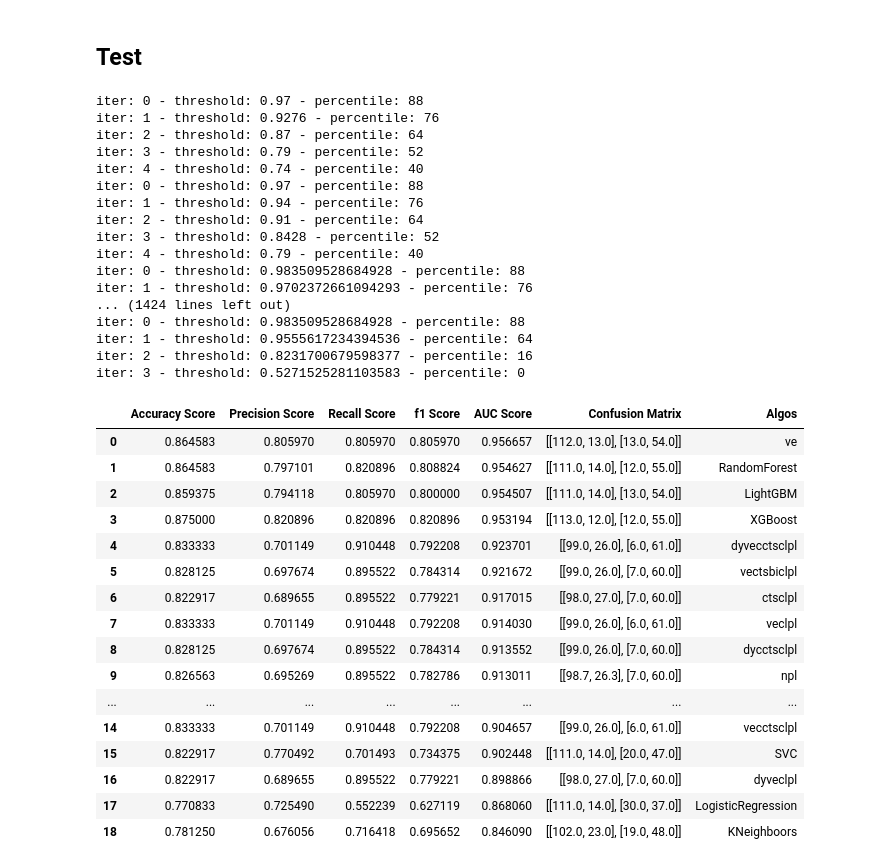
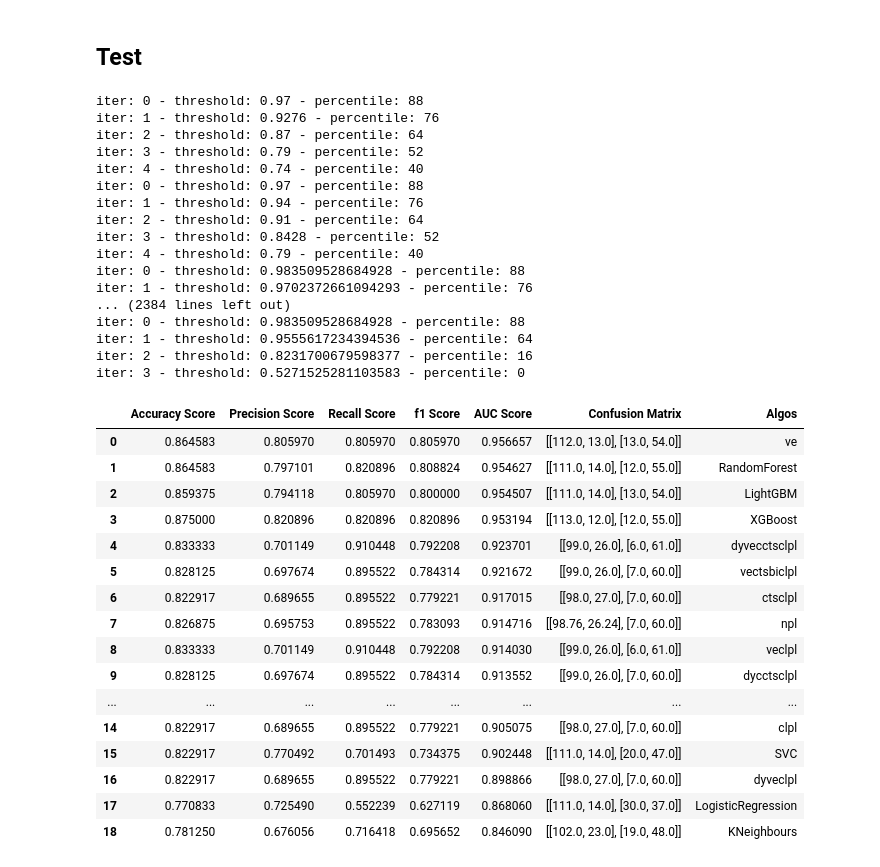
Before and after one commit to zachysun/Tabular-SSL, a Jupyter notebook: train.ipynb, the cells around one changed output. Cells and saved outputs as stored; diff of their text form; code cells hidden in the pictures.

```diff
--- a/train.ipynb
+++ b/train.ipynb
@@ -186,39 +185,39 @@ def ran_train(epoch = 20, lr = 0.1, thr = 12, itr = 5):
 
     return total_results
 # %%
-ran_train(epoch = 30, lr = 0.1, thr = 12, itr = 5)
+ran_train(epoch = 50, lr = 0.1, thr = 12, itr = 5)
 # %% [output]
 iter: 0 - threshold: 0.97 - percentile: 88
 iter: 1 - threshold: 0.9276 - percentile: 76
 iter: 2 - threshold: 0.87 - percentile: 64
 iter: 3 - threshold: 0.79 - percentile: 52
 iter: 4 - threshold: 0.74 - percentile: 40
 iter: 0 - threshold: 0.97 - percentile: 88
 iter: 1 - threshold: 0.94 - percentile: 76
 iter: 2 - threshold: 0.91 - percentile: 64
 iter: 3 - threshold: 0.8428 - percentile: 52
 iter: 4 - threshold: 0.79 - percentile: 40
 iter: 0 - threshold: 0.983509528684928 - percentile: 88
 iter: 1 - threshold: 0.9702372661094293 - percentile: 76
-... (1424 lines left out)
+... (2384 lines left out)
 iter: 0 - threshold: 0.983509528684928 - percentile: 88
 iter: 1 - threshold: 0.9555617234394536 - percentile: 64
 iter: 2 - threshold: 0.8231700679598377 - percentile: 16
 iter: 3 - threshold: 0.5271525281103583 - percentile: 0
 |  | Accuracy Score | Precision Score | Recall Score | f1 Score | AUC Score | Confusion Matrix | Algos |
 | 0 | 0.864583 | 0.805970 | 0.805970 | 0.805970 | 0.956657 | [[112.0, 13.0], [13.0, 54.0]] | ve |
 | 1 | 0.864583 | 0.797101 | 0.820896 | 0.808824 | 0.954627 | [[111.0, 14.0], [12.0, 55.0]] | RandomForest |
 | 2 | 0.859375 | 0.794118 | 0.805970 | 0.800000 | 0.954507 | [[111.0, 14.0], [13.0, 54.0]] | LightGBM |
 | 3 | 0.875000 | 0.820896 | 0.820896 | 0.820896 | 0.953194 | [[113.0, 12.0], [12.0, 55.0]] | XGBoost |
 | 4 | 0.833333 | 0.701149 | 0.910448 | 0.792208 | 0.923701 | [[99.0, 26.0], [6.0, 61.0]] | dyvecctsclpl |
 | 5 | 0.828125 | 0.697674 | 0.895522 | 0.784314 | 0.921672 | [[99.0, 26.0], [7.0, 60.0]] | vectsbiclpl |
 | 6 | 0.822917 | 0.689655 | 0.895522 | 0.779221 | 0.917015 | [[98.0, 27.0], [7.0, 60.0]] | ctsclpl |
-| 7 | 0.833333 | 0.701149 | 0.910448 | 0.792208 | 0.914030 | [[99.0, 26.0], [6.0, 61.0]] | veclpl |
-| 8 | 0.828125 | 0.697674 | 0.895522 | 0.784314 | 0.913552 | [[99.0, 26.0], [7.0, 60.0]] | dycctsclpl |
-| 9 | 0.826563 | 0.695269 | 0.895522 | 0.782786 | 0.913011 | [[98.7, 26.3], [7.0, 60.0]] | npl |
+| 7 | 0.826875 | 0.695753 | 0.895522 | 0.783093 | 0.914716 | [[98.76, 26.24], [7.0, 60.0]] | npl |
+| 8 | 0.833333 | 0.701149 | 0.910448 | 0.792208 | 0.914030 | [[99.0, 26.0], [6.0, 61.0]] | veclpl |
+| 9 | 0.828125 | 0.697674 | 0.895522 | 0.784314 | 0.913552 | [[99.0, 26.0], [7.0, 60.0]] | dycctsclpl |
 | ... | ... | ... | ... | ... | ... | ... | ... |
-| 14 | 0.833333 | 0.701149 | 0.910448 | 0.792208 | 0.904657 | [[99.0, 26.0], [6.0, 61.0]] | vecctsclpl |
+| 14 | 0.822917 | 0.689655 | 0.895522 | 0.779221 | 0.905075 | [[98.0, 27.0], [7.0, 60.0]] | clpl |
 | 15 | 0.822917 | 0.770492 | 0.701493 | 0.734375 | 0.902448 | [[111.0, 14.0], [20.0, 47.0]] | SVC |
 | 16 | 0.822917 | 0.689655 | 0.895522 | 0.779221 | 0.898866 | [[98.0, 27.0], [7.0, 60.0]] | dyveclpl |
 | 17 | 0.770833 | 0.725490 | 0.552239 | 0.627119 | 0.868060 | [[111.0, 14.0], [30.0, 37.0]] | LogisticRegression |
-| 18 | 0.781250 | 0.676056 | 0.716418 | 0.695652 | 0.846090 | [[102.0, 23.0], [19.0, 48.0]] | KNeighboors |
+| 18 | 0.781250 | 0.676056 | 0.716418 | 0.695652 | 0.846090 | [[102.0, 23.0], [19.0, 48.0]] | KNeighbours |
```
Also changed, not shown: parts of 2 cells of this notebook, 8 other files.
